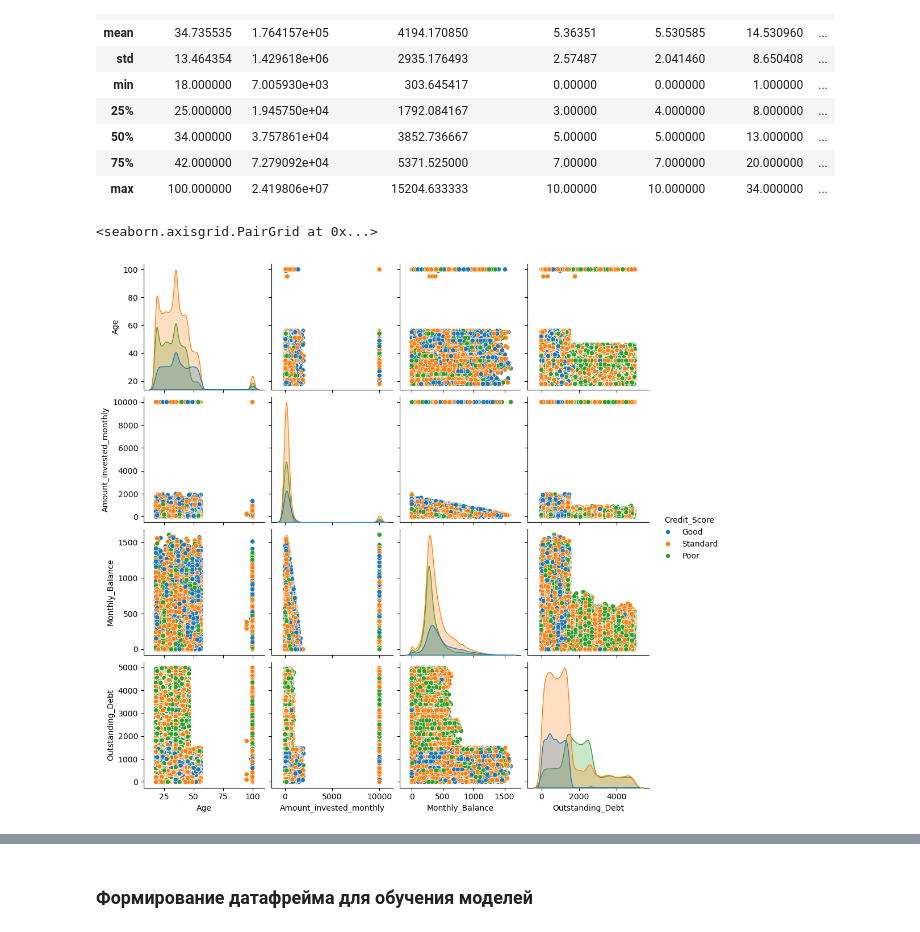
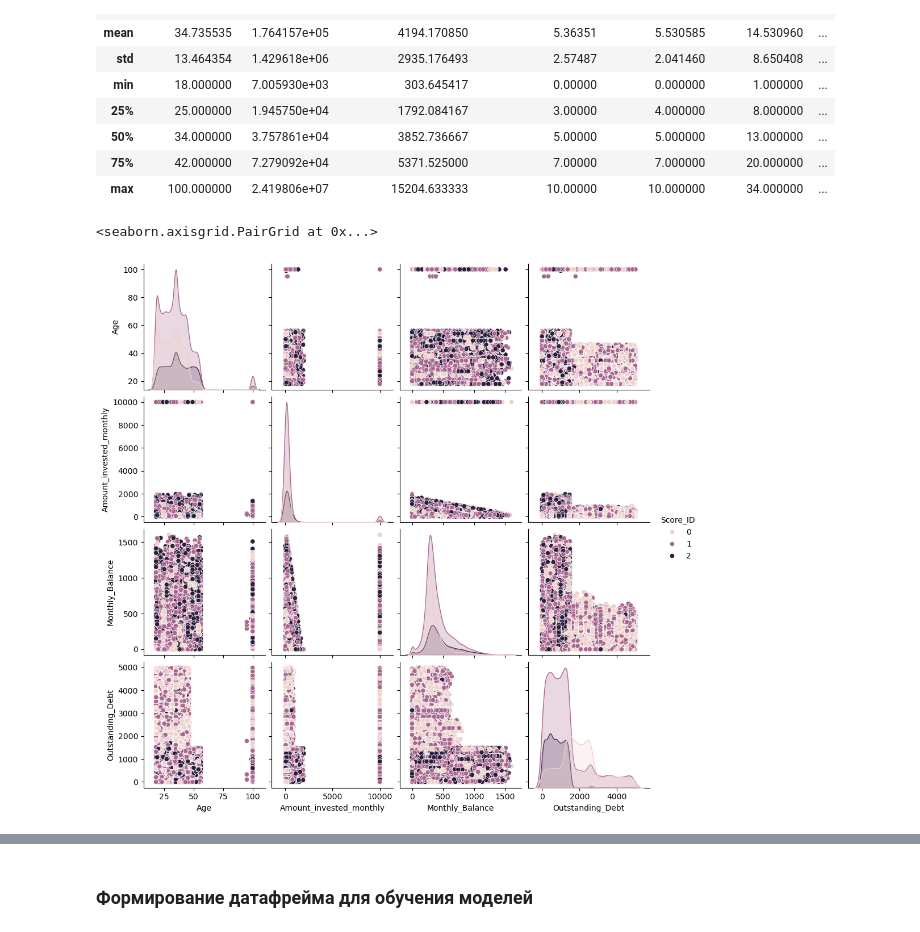
Before and after one commit to Kasilnur/Machine_learning, a Jupyter notebook: Machine_learning/Каскинбаев Ильнур Credit Score Classification Secrets.ipynb, the cells around one changed output, grey strips where cells are left out. Saved outputs shown, nothing was run; the diff lists cells and outputs as text; code cells hidden in the pictures.

```diff
--- a/Machine_learning/Каскинбаев Ильнур Credit Score Classification Secrets.ipynb
+++ b/Machine_learning/Каскинбаев Ильнур Credit Score Classification Secrets.ipynb
@@ -218,7 +226,7 @@ df_train.Credit_Score.unique()
 # %% [output]
 array(['Good', 'Standard', 'Poor'], dtype=object)
 # %%
-dict_scores = {'Good' : 1, 'Standard' : 2, 'Poor' : 3}
+dict_scores = {'Good' : 0, 'Standard' : 1, 'Poor' : 2}
 df_train['Score_ID'] = df_train.Credit_Score.map(dict_scores)
 # %%
 df_train.drop('Credit_Score', axis=1, inplace=True)
@@ -407,7 +415,7 @@ top           15
 freq        3596
 Name: Delay_from_due_date, dtype: object
 # %%
-df_train['Delay_from_due_date'] = df_train['Delay_from_due_date'].astype('int')
+df_train['Delay_from_due_date'] = df_train['Delay_from_due_date'].astype('int64')
 # %%
 df_train['Num_of_Delayed_Payment'].describe()
 # %% [output]
@@ -823,10 +835,10 @@ df_train.describe()
 | 75% | 42.000000 | 7.279092e+04 | 5371.525000 | 7.00000 | 7.000000 | 20.000000 | ... |
 | max | 100.000000 | 2.419806e+07 | 15204.633333 | 10.00000 | 10.000000 | 34.000000 | ... |
 # %%
-sns.pairplot(df_train[['Age', "Amount_invested_monthly", "Monthly_Balance", "Outstanding_Debt", 'Credit_Score']], hue="Credit_Score")
+sns.pairplot(df_train[['Age', "Amount_invested_monthly", "Monthly_Balance", "Outstanding_Debt", 'Score_ID']], hue="Score_ID")
 # %% [output]
 <seaborn.axisgrid.PairGrid at 0x...>
-[figure, old version]
+[figure, new version]
 # %%
 sns.displot(df_train.Score_ID.T);
 # %% [output]
```
Also changed, not shown: parts of 35 cells of this notebook.
